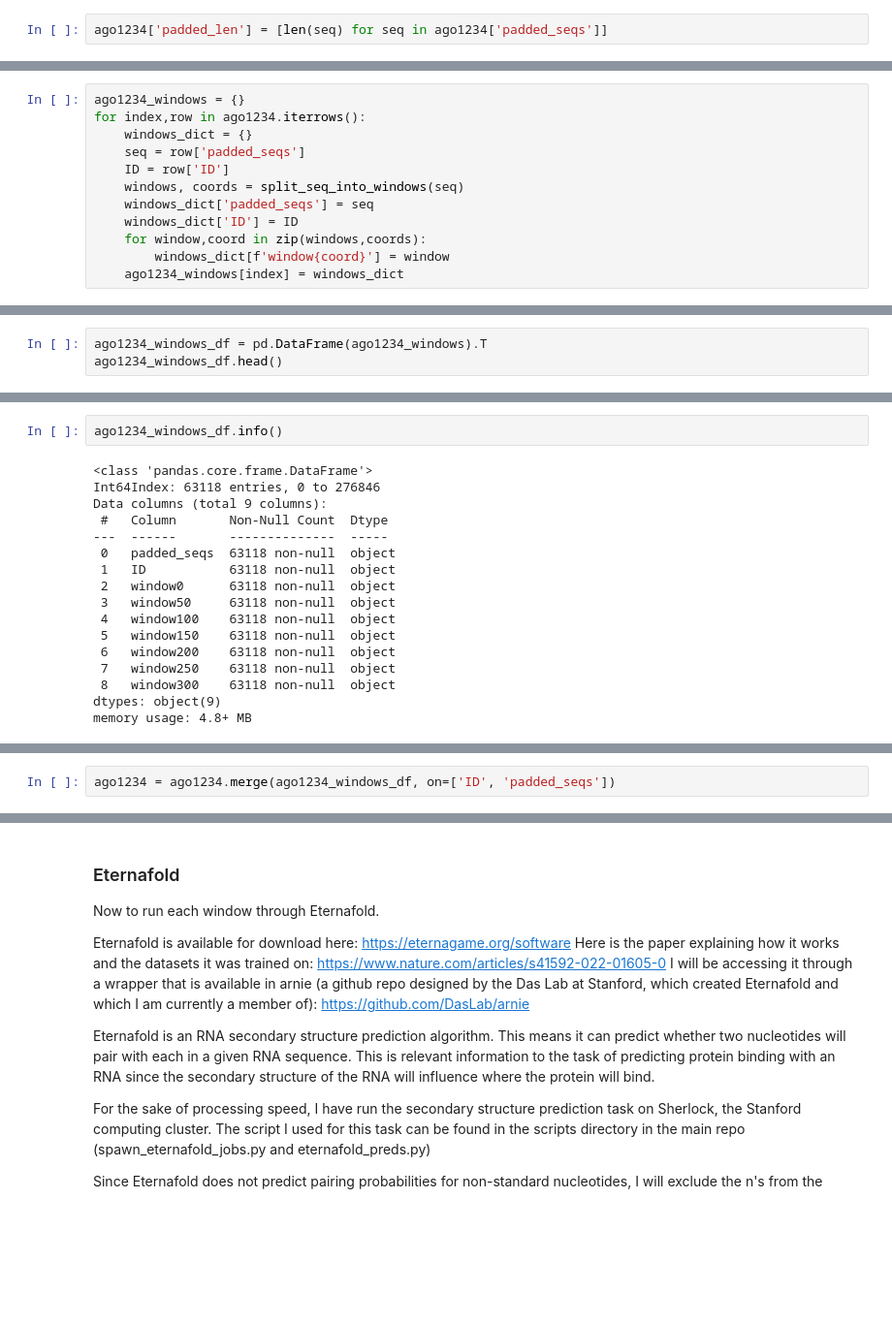
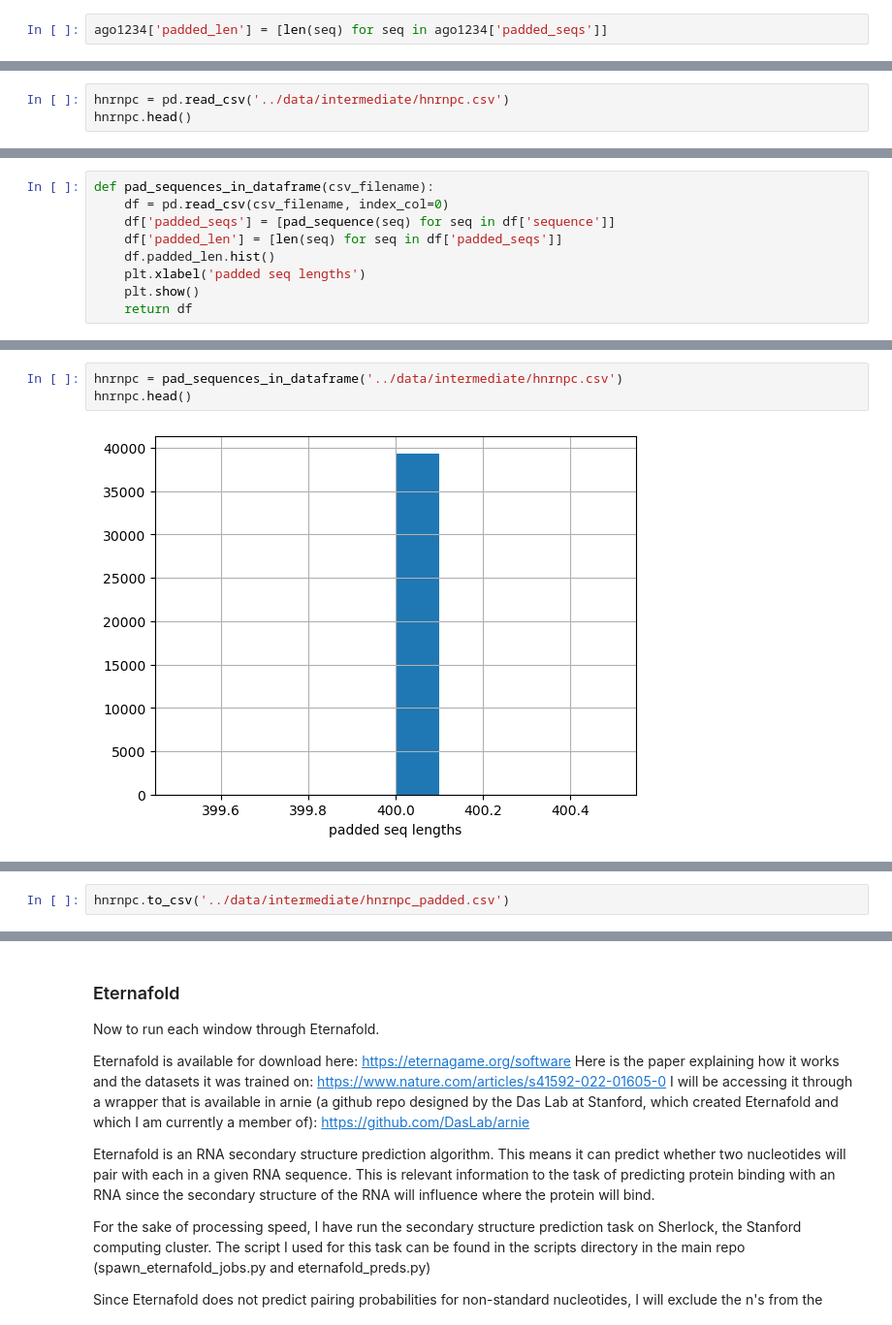
Before and after one commit to gnye8/RBP_Prediction, a Jupyter notebook: notebooks/Exploratory_Data_Analysis.ipynb, the cells around one changed output, grey strips where cells are left out. Shown at 97% size. Cells and saved outputs as stored; diff of their text form; blank space fills up the shorter version.

```diff
--- a/notebooks/Exploratory_Data_Analysis.ipynb
+++ b/notebooks/Exploratory_Data_Analysis.ipynb
@@ -112,12 +118,3 @@ def split_seq_into_windows(seq, window_size=100, shift=50):
 # %%
-ago1234_windows = {}
-for index,row in ago1234.iterrows():
-    windows_dict = {}
-    seq = row['padded_seqs']
-    ID = row['ID']
-    windows, coords = split_seq_into_windows(seq)
-    windows_dict['padded_seqs'] = seq
-    windows_dict['ID'] = ID
-    for window,coord in zip(windows,coords):
-        windows_dict[f'window{coord}'] = window
-    ago1234_windows[index] = windows_dict
+hnrnpc = pd.read_csv('../data/intermediate/hnrnpc.csv')
+hnrnpc.head()
@@ -124,3 +128,9 @@ for index,row in ago1234.iterrows():
 # %%
-ago1234_windows_df = pd.DataFrame(ago1234_windows).T
-ago1234_windows_df.head()
+def pad_sequences_in_dataframe(csv_filename):
+    df = pd.read_csv(csv_filename, index_col=0)
+    df['padded_seqs'] = [pad_sequence(seq) for seq in df['sequence']]
+    df['padded_len'] = [len(seq) for seq in df['padded_seqs']]
+    df.padded_len.hist()
+    plt.xlabel('padded seq lengths')
+    plt.show()
+    return df
@@ -134,19 +137,5 @@ ago1234_windows_df.head()
 # %%
-ago1234_windows_df.info()
+hnrnpc = pad_sequences_in_dataframe('../data/intermediate/hnrnpc.csv')
+hnrnpc.head()
 # %% [output]
-<class 'pandas.core.frame.DataFrame'>
-Int64Index: 63118 entries, 0 to 276846
-Data columns (total 9 columns):
- #   Column       Non-Null Count  Dtype
----  ------       --------------  -----
- 0   padded_seqs  63118 non-null  object
- 1   ID           63118 non-null  object
- 2   window0      63118 non-null  object
- 3   window50     63118 non-null  object
- 4   window100    63118 non-null  object
- 5   window150    63118 non-null  object
- 6   window200    63118 non-null  object
- 7   window250    63118 non-null  object
- 8   window300    63118 non-null  object
-dtypes: object(9)
-memory usage: 4.8+ MB
+[figure, added]
@@ -153,3 +148,3 @@ memory usage: 4.8+ MB
 # %%
-ago1234 = ago1234.merge(ago1234_windows_df, on=['ID', 'padded_seqs'])
+hnrnpc.to_csv('../data/intermediate/hnrnpc_padded.csv')
 # %%
```
Also changed, not shown: parts of 27 cells of this notebook, 2 other files.
